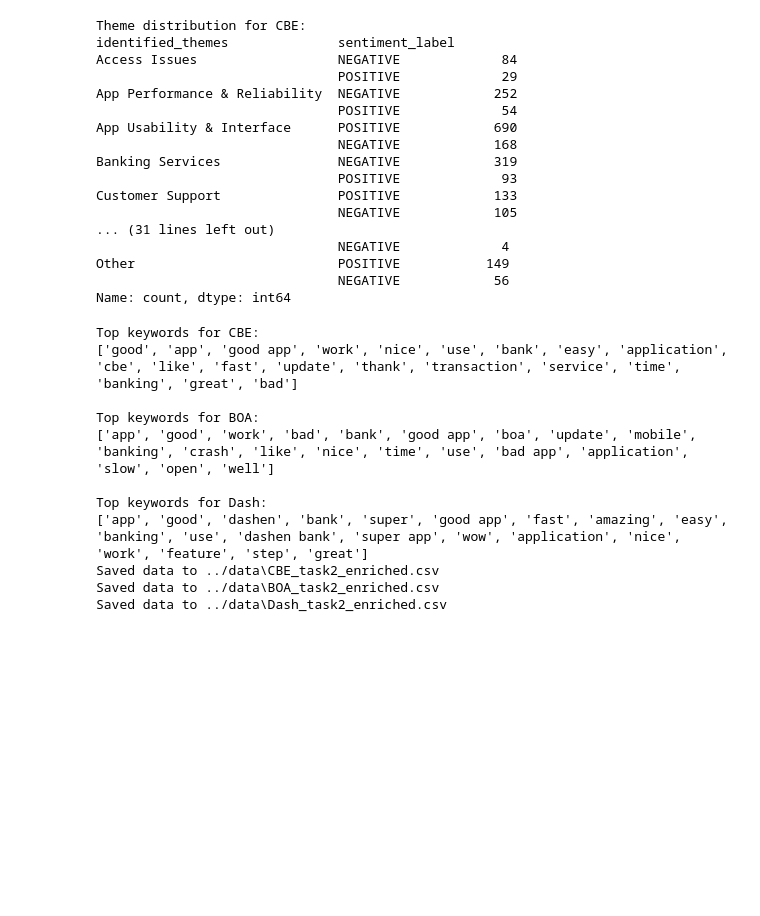
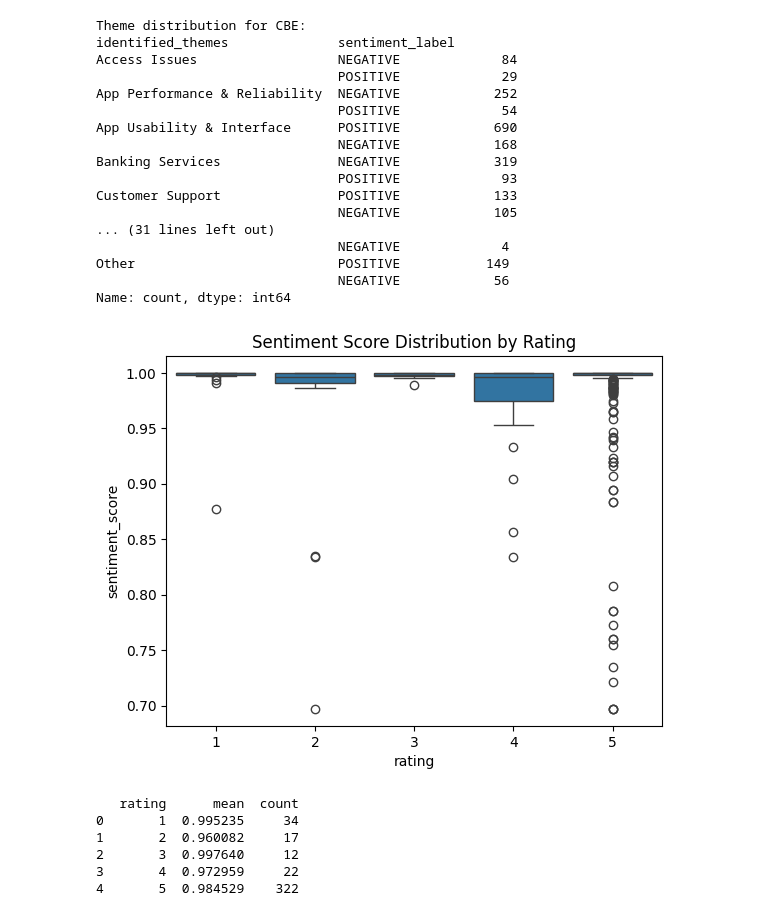
Before and after one commit to sami4Teferi/EthiopianFintechAnalysis, a Jupyter notebook: notebooks/Sentiment_Thematic.ipynb, the cells around one changed output. Saved outputs shown, nothing was run; the diff lists cells and outputs as text; code cells hidden in the pictures; blank space fills up the shorter version.

```diff
--- a/notebooks/Sentiment_Thematic.ipynb
+++ b/notebooks/Sentiment_Thematic.ipynb
@@ -118,29 +121,29 @@ Other                          POSITIVE           149
                                NEGATIVE            56
 Name: count, dtype: int64
 # %%
+nlp = spacy.load("en_core_web_sm")
 
-
-# Step 6: Define your theme keywords manually or based on domain knowledge
-
-
-# Step 7: Assign themes to each review
-for bank, df in bank_dfs.items():
-    bank_dfs[bank] = assign_themes(df, theme_keywords)
-
-# Step 8: Save enriched data back to data folder
-output_dir = '../data'
-for bank, df in bank_dfs.items():
-    save_path = os.path.join(output_dir, f"{bank}_task2_enriched.csv")
-    save_data(df, save_path)
+def preprocess_text(text):
+    doc = nlp(text.lower())
+    tokens = [token.lemma_ for token in doc if not token.is_stop and token.is_alpha]
+    return " ".join(tokens)
+df["processed_review"] = df["review_text"].apply(preprocess_text)
-# %% [output]
-Top keywords for CBE:
-['good', 'app', 'good app', 'work', 'nice', 'use', 'bank', 'easy', 'application', 'cbe', 'like', 'fast', 'update', 'thank', 'transaction', 'service', 'time', 'banking', 'great', 'bad']
-
-Top keywords for BOA:
-['app', 'good', 'work', 'bad', 'bank', 'good app', 'boa', 'update', 'mobile', 'banking', 'crash', 'like', 'nice', 'time', 'use', 'bad app', 'application', 'slow', 'open', 'well']
-
-Top keywords for Dash:
-['app', 'good', 'dashen', 'bank', 'super', 'good app', 'fast', 'amazing', 'easy', 'banking', 'use', 'dashen bank', 'super app', 'wow', 'application', 'nice', 'work', 'feature', 'step', 'great']
-Saved data to ../data\CBE_task2_enriched.csv
-Saved data to ../data\BOA_task2_enriched.csv
-Saved data to ../data\Dash_task2_enriched.csv
+# %%
+
+
+sns.boxplot(data=df, x="rating", y="sentiment_score")
+plt.title("Sentiment Score Distribution by Rating")
+plt.show()
+# %% [output]
+[figure, added]
+# %%
+# Group by rating and calculate mean sentiment score
+rating_sentiment = df.groupby("rating")["sentiment_score"].agg(['mean', 'count']).reset_index()
+print(rating_sentiment)
+# %% [output]
+   rating      mean  count
+0       1  0.995235     34
+1       2  0.960082     17
+2       3  0.997640     12
+3       4  0.972959     22
+4       5  0.984529    322
```
Also changed, not shown: parts of 3 cells of this notebook.
